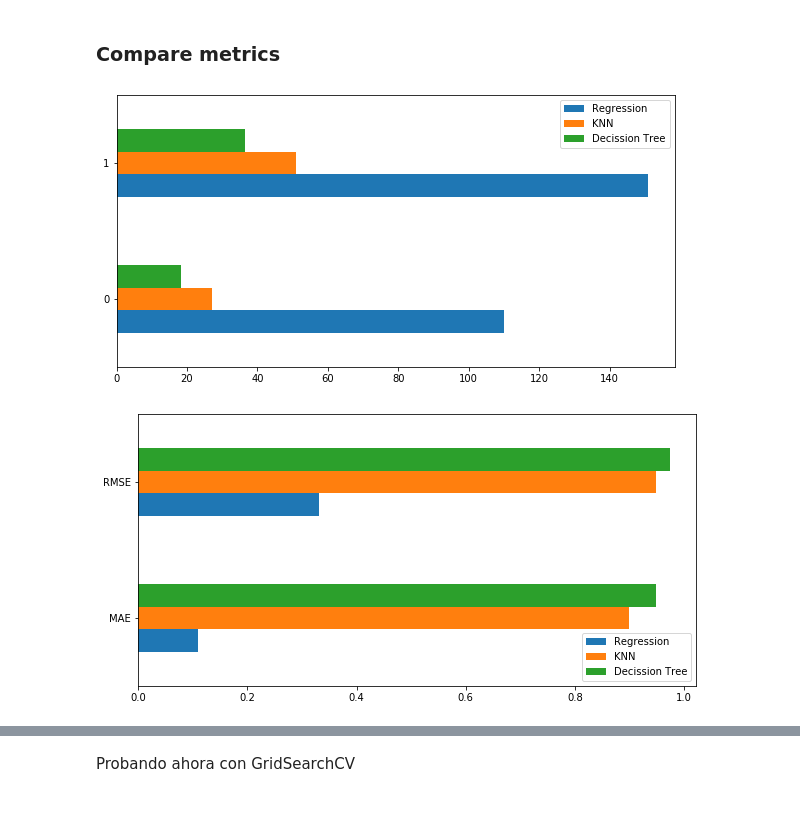
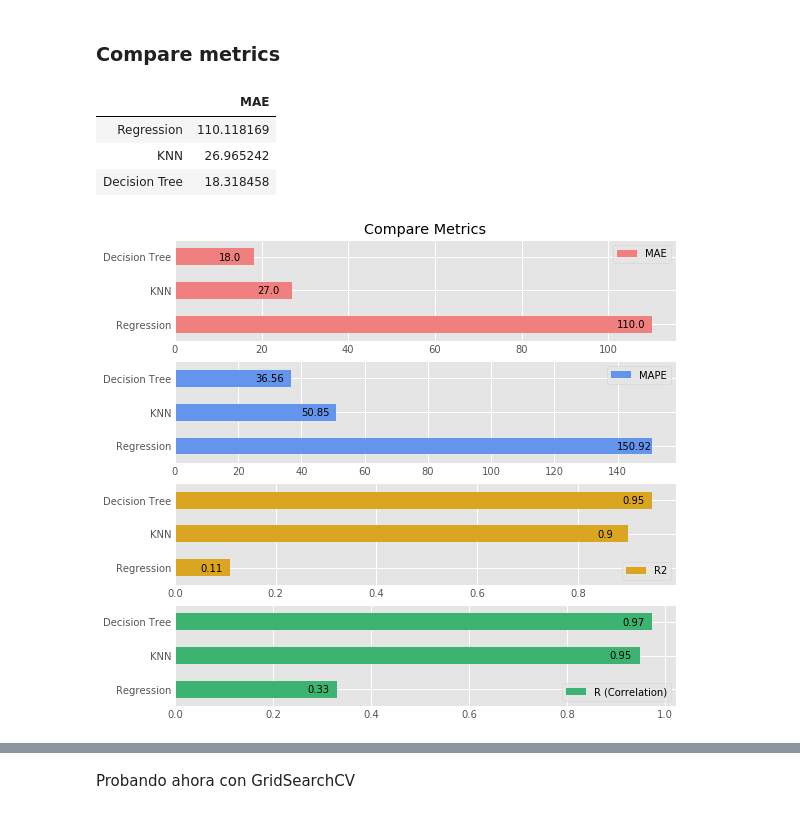
Before and after one commit to angelrps/MasterDataScience_FinalProject, a Jupyter notebook: notebooks/Modelling_01.ipynb, the cells around one changed output, grey strips where cells are left out. Cells and saved outputs as stored; diff of their text form; code cells hidden in the pictures.

Commit message:
Modelling_creating function to visualize metrics

```diff
--- a/notebooks/Modelling_01.ipynb
+++ b/notebooks/Modelling_01.ipynb
@@ -288,21 +288,57 @@ R (Correlation coefficient):  0.9735328639692751
 [figure]
 # %% [markdown]
 ### Compare metrics
-# %%
-df_MAE_RMSE = pd.DataFrame({'Regression': [reg_metrics[0], reg_metrics[1]], \
-                          'KNN': [regk_metrics[0], regk_metrics[1]], \
-                          'Decission Tree': [regd_metrics[0], regd_metrics[1]]})
-
-df_cor = pd.DataFrame({'Regression': [reg_metrics[2], reg_metrics[3]], \
-                          'KNN': [regk_metrics[2], regk_metrics[3]], \
-                          'Decission Tree': [regd_metrics[2], regd_metrics[3]]})
-
-df_MAE_RMSE.plot(kind='barh', figsize=(10,5))
-df_cor.plot(kind='barh', figsize=(10,5))
-positions = (0,1)
-labels = ('MAE', 'RMSE')
-plt.yticks(positions, labels)
-plt.show()
-# %% [output]
-[figure, removed]
-[figure, removed]
+# %%
+df_MAE
+# %% [output]
+|  | MAE |
+| Regression | 110.118169 |
+| KNN | 26.965242 |
+| Decision Tree | 18.318458 |
+# %%
+plt.style.use('ggplot')
+df_MAE = pd.DataFrame({'MAE': [reg_metrics[0],regk_metrics[0],regd_metrics[0]]},
+                           index=['Regression', 'KNN', 'Decision Tree']).sort_values('MAE', ascending=False)
+
+df_MAPE = pd.DataFrame({'MAPE': [reg_metrics[1],regk_metrics[1],regd_metrics[1]]},
+                           index=['Regression', 'KNN', 'Decision Tree']).sort_values('MAPE', ascending=False)
+
+df_R2 = pd.DataFrame({'R2': [reg_metrics[2],regk_metrics[2],regd_metrics[2]]},
+                           index=['Regression', 'KNN', 'Decision Tree']).sort_values('R2', ascending=True)
+
+df_R = pd.DataFrame({'R (Correlation)': [reg_metrics[3],regk_metrics[3],regd_metrics[3]]},
+                           index=['Regression', 'KNN', 'Decision Tree']).sort_values('R (Correlation)', ascending=True)
+
+f = plt.figure(figsize=(8,8))
+axes1 = f.add_subplot(4,1,1)
+axes2 = f.add_subplot(4,1,2)
+axes3 = f.add_subplot(4,1,3)
+axes4 = f.add_subplot(4,1,4)
+
+df_MAE.plot(kind='barh',ax=axes1, title = 'Compare Metrics', color='lightcoral')
+df_MAPE.plot(kind='barh', ax=axes2, color='cornflowerblue')
+df_R2.plot(kind='barh', ax=axes3, color='goldenrod')
+df_R.plot(kind='barh', ax=axes4, color='mediumseagreen')
+
+for p in axes1.patches:
+    axes1.annotate(np.round(a=p.get_width(), decimals=0), \
+                   (p.get_x() + p.get_width(), p.get_y()), \
+                   xytext=(-35, 5), textcoords='offset points')
+
+for p in axes2.patches:
+    axes2.annotate(np.round(a=p.get_width(), decimals=2), \
+                   (p.get_x() + p.get_width(), p.get_y()), \
+                   xytext=(-35, 5), textcoords='offset points')
+for p in axes3.patches:
+    axes3.annotate(np.round(a=p.get_width(), decimals=2), \
+                   (p.get_x() + p.get_width(), p.get_y()), \
+                   xytext=(-30, 5), textcoords='offset points')
+
+for p in axes4.patches:
+    axes4.annotate(np.round(a=p.get_width(), decimals=2), \
+                   (p.get_x() + p.get_width(), p.get_y()), \
+                   xytext=(-30, 5), textcoords='offset points')
+
+plt.show()
+# %% [output]
+[figure, added]
```
Also changed, not shown: parts of 2 cells of this notebook.
